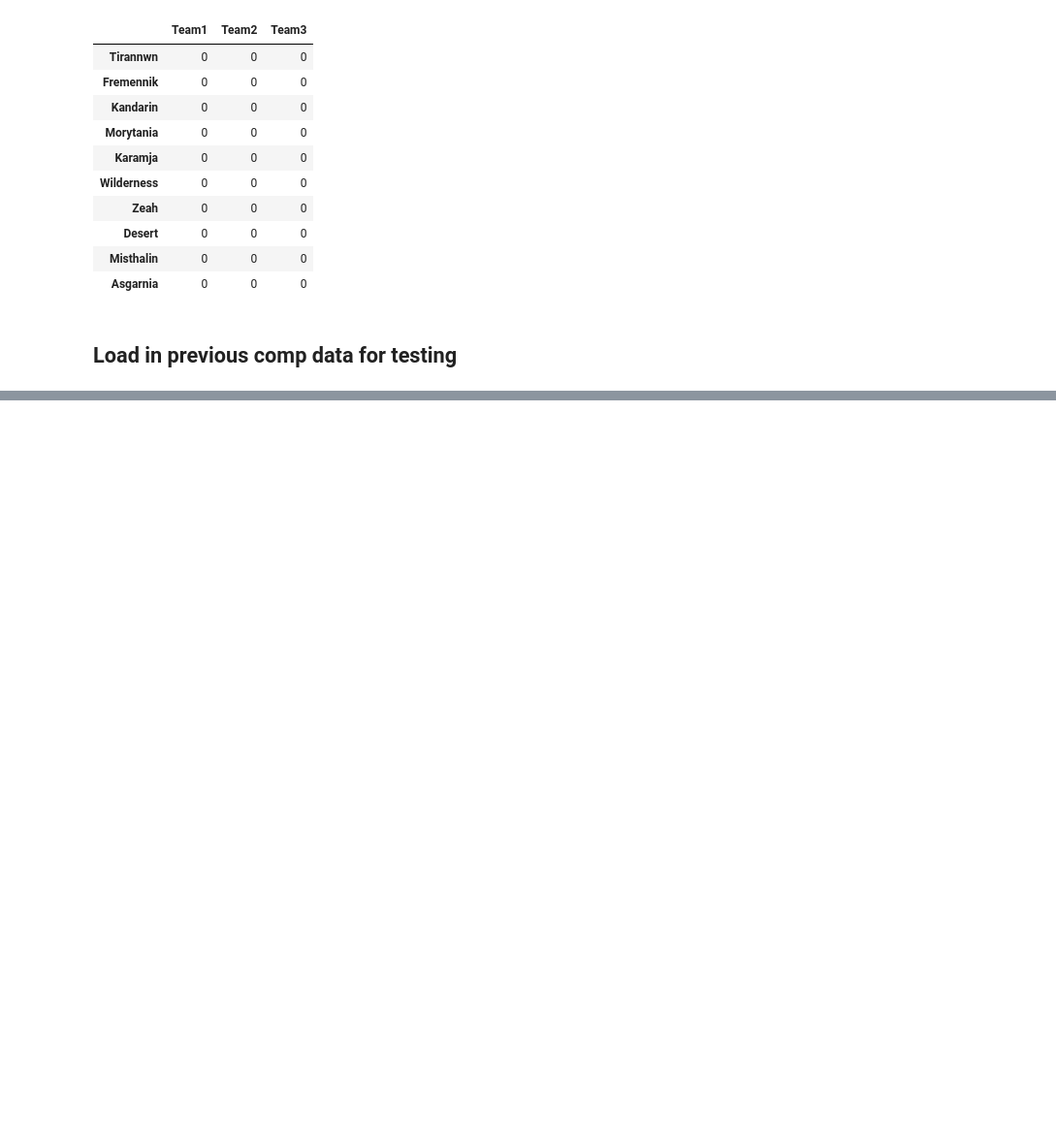
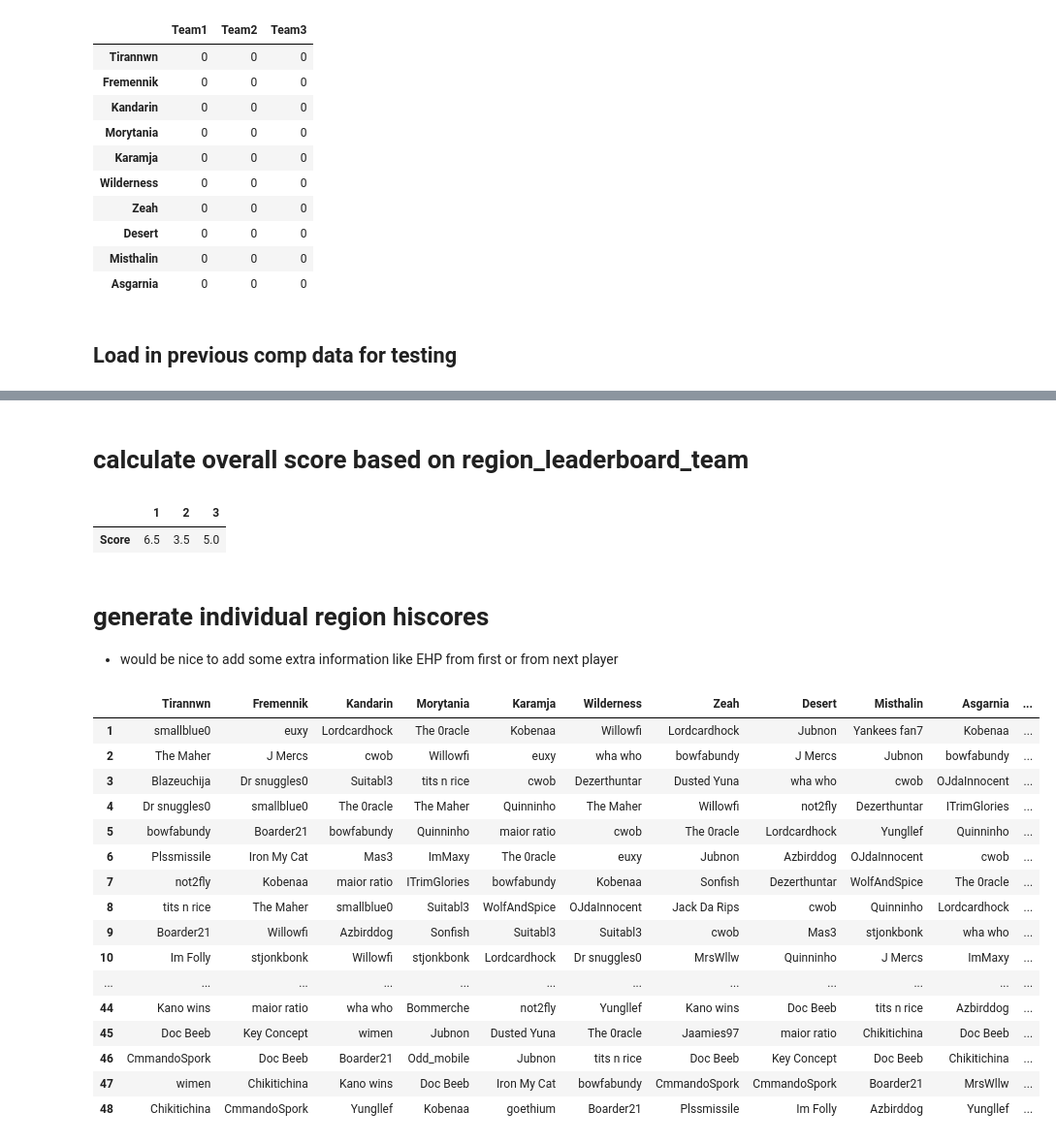
Before and after one commit to B-Loesch/KOTR, a Jupyter notebook: King_of_the_trails.ipynb, the cells around one changed output, grey strips where cells are left out. Shown at 97% size. Cells and saved outputs as stored; diff of their text form; code cells hidden in the pictures; blank space fills up the shorter version.

```diff
--- a/King_of_the_trails.ipynb
+++ b/King_of_the_trails.ipynb
@@ -316,0 +351,2 @@ overall_score
+# %% [markdown]
+# calculate overall score based on region_leaderboard_team
@@ -316,0 +366,38 @@ overall_score
+# %%
+overall_score
+# %% [output]
+|  | 1 | 2 | 3 |
+| Score | 6.5 | 3.5 | 5.0 |
+# %% [markdown]
+# generate individual region hiscores
+- would be nice to add some extra information like EHP from first or from next player
+# %%
+region_hiscores_table = pd.DataFrame(index = region_leaderboard_individual_transposed.index,
+                                    columns = region_leaderboard_individual_transposed.columns)
+
+for category in region_leaderboard_individual_transposed.columns:
+    region_hiscores_table[category] = region_leaderboard_individual_transposed[category].sort_values(ascending=False).index
+
+region_hiscores_table.reset_index(drop=True, inplace=True)
+
+region_hiscores_table.index += 1
+# %%
+region_hiscores_table
+# %% [output]
+|  | Tirannwn | Fremennik | Kandarin | Morytania | Karamja | Wilderness | Zeah | Desert | Misthalin | Asgarnia | ... |
+| 1 | smallblue0 | euxy | Lordcardhock | The 0racle | Kobenaa | Willowfi | Lordcardhock | Jubnon | Yankees fan7 | Kobenaa | ... |
+| 2 | The Maher | J Mercs | cwob | Willowfi | euxy | wha who | bowfabundy | J Mercs | Jubnon | bowfabundy | ... |
+| 3 | Blazeuchija | Dr snuggles0 | Suitabl3 | tits n rice | cwob | Dezerthuntar | Dusted Yuna | wha who | cwob | OJdaInnocent | ... |
+| 4 | Dr snuggles0 | smallblue0 | The 0racle | The Maher | Quinninho | The Maher | Willowfi | not2fly | Dezerthuntar | ITrimGlories | ... |
+| 5 | bowfabundy | Boarder21 | bowfabundy | Quinninho | maior ratio | cwob | The 0racle | Lordcardhock | Yungllef | Quinninho | ... |
+| 6 | Plssmissile | Iron My Cat | Mas3 | ImMaxy | The 0racle | euxy | Jubnon | Azbirddog | OJdaInnocent | cwob | ... |
+| 7 | not2fly | Kobenaa | maior ratio | ITrimGlories | bowfabundy | Kobenaa | Sonfish | Dezerthuntar | WolfAndSpice | The 0racle | ... |
+| 8 | tits n rice | The Maher | smallblue0 | Suitabl3 | WolfAndSpice | OJdaInnocent | Jack Da Rips | cwob | Quinninho | Lordcardhock | ... |
+| 9 | Boarder21 | Willowfi | Azbirddog | Sonfish | Suitabl3 | Suitabl3 | cwob | Mas3 | stjonkbonk | wha who | ... |
+| 10 | Im Folly | stjonkbonk | Willowfi | stjonkbonk | Lordcardhock | Dr snuggles0 | MrsWllw | Quinninho | J Mercs | ImMaxy | ... |
+| ... | ... | ... | ... | ... | ... | ... | ... | ... | ... | ... | ... |
+| 44 | Kano wins | maior ratio | wha who | Bommerche | not2fly | Yungllef | Kano wins | Doc Beeb | tits n rice | Azbirddog | ... |
+| 45 | Doc Beeb | Key Concept | wimen | Jubnon | Dusted Yuna | The 0racle | Jaamies97 | maior ratio | Chikitichina | Doc Beeb | ... |
+| 46 | CmmandoSpork | Doc Beeb | Boarder21 | Odd_mobile | Jubnon | tits n rice | Doc Beeb | Key Concept | Doc Beeb | Chikitichina | ... |
+| 47 | wimen | Chikitichina | Kano wins | Doc Beeb | Iron My Cat | bowfabundy | CmmandoSpork | CmmandoSpork | Boarder21 | MrsWllw | ... |
+| 48 | Chikitichina | CmmandoSpork | Yungllef | Kobenaa | goethium | Boarder21 | Plssmissile | Im Folly | Azbirddog | Yungllef | ... |
```
Also changed, not shown: parts of 33 cells of this notebook.
